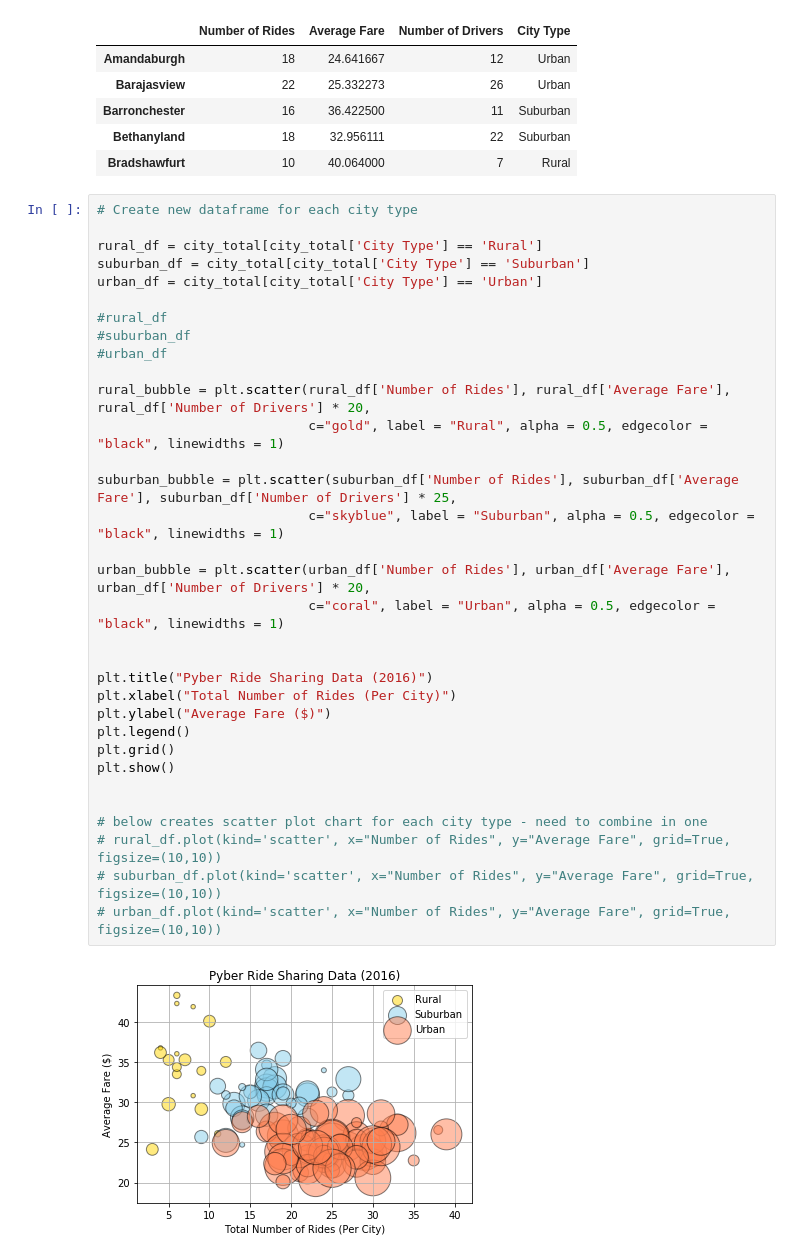
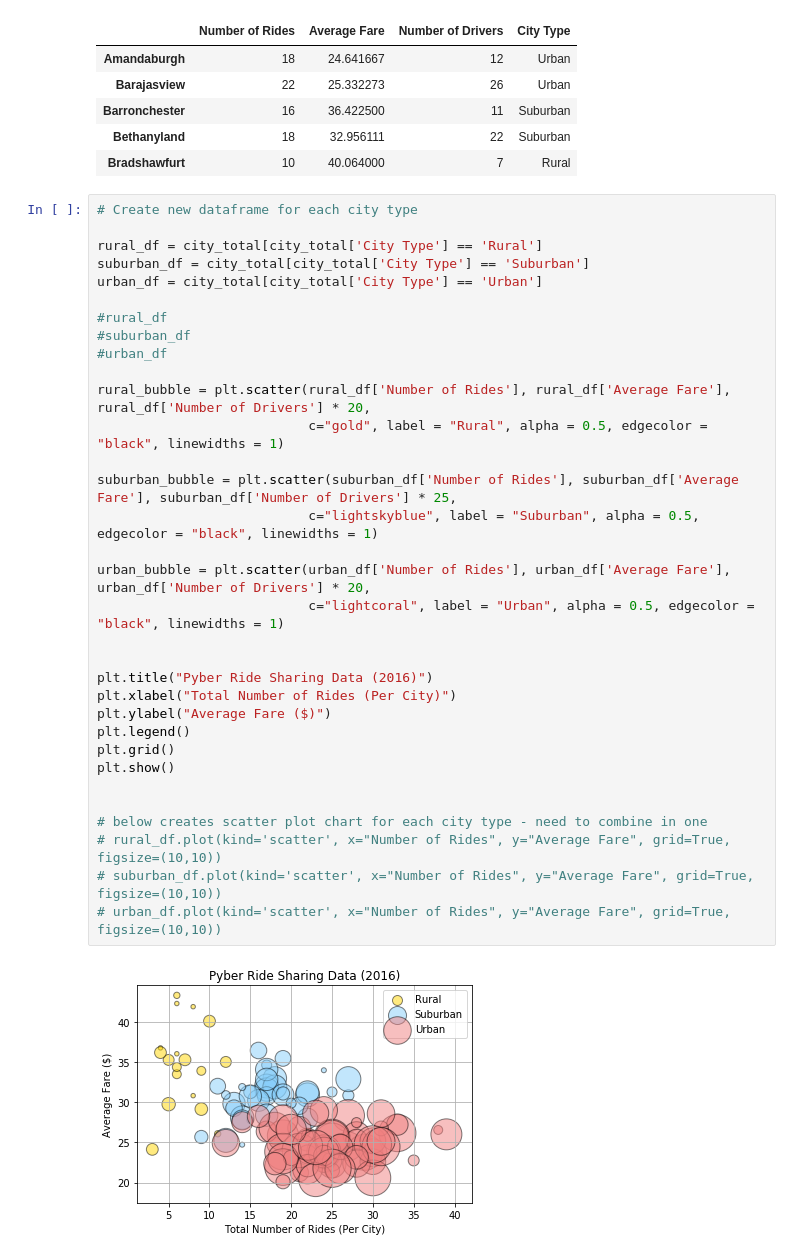
Before and after one commit to japama312/matplotlib-homework, a Jupyter notebook: pyber_JM.ipynb, the cells around one changed output. Drawn from its saved outputs; the diff is of its cells as text.

```diff
--- a/pyber_JM.ipynb
+++ b/pyber_JM.ipynb
@@ -72,36 +72,36 @@ city_total.head()
 
 rural_df = city_total[city_total['City Type'] == 'Rural']
 suburban_df = city_total[city_total['City Type'] == 'Suburban']
 urban_df = city_total[city_total['City Type'] == 'Urban']
 
 #rural_df
 #suburban_df
 #urban_df
 
 rural_bubble = plt.scatter(rural_df['Number of Rides'], rural_df['Average Fare'], rural_df['Number of Drivers'] * 20,
                            c="gold", label = "Rural", alpha = 0.5, edgecolor = "black", linewidths = 1)
 
 suburban_bubble = plt.scatter(suburban_df['Number of Rides'], suburban_df['Average Fare'], suburban_df['Number of Drivers'] * 25,
-                           c="skyblue", label = "Suburban", alpha = 0.5, edgecolor = "black", linewidths = 1)
+                           c="lightskyblue", label = "Suburban", alpha = 0.5, edgecolor = "black", linewidths = 1)
 
 urban_bubble = plt.scatter(urban_df['Number of Rides'], urban_df['Average Fare'], urban_df['Number of Drivers'] * 20,
-                           c="coral", label = "Urban", alpha = 0.5, edgecolor = "black", linewidths = 1)
+                           c="lightcoral", label = "Urban", alpha = 0.5, edgecolor = "black", linewidths = 1)
 
 
 plt.title("Pyber Ride Sharing Data (2016)")
 plt.xlabel("Total Number of Rides (Per City)")
 plt.ylabel("Average Fare ($)")
 plt.legend()
 plt.grid()
 plt.show()
 
 
 # below creates scatter plot chart for each city type - need to combine in one
 # rural_df.plot(kind='scatter', x="Number of Rides", y="Average Fare", grid=True, figsize=(10,10))
 # suburban_df.plot(kind='scatter', x="Number of Rides", y="Average Fare", grid=True, figsize=(10,10))
 # urban_df.plot(kind='scatter', x="Number of Rides", y="Average Fare", grid=True, figsize=(10,10))
 # %% [output]
-[figure, old version]
+[figure, new version]
 # %%
 # Total Fares by City Type
 
```
Also changed, not shown: parts of 3 cells of this notebook.
